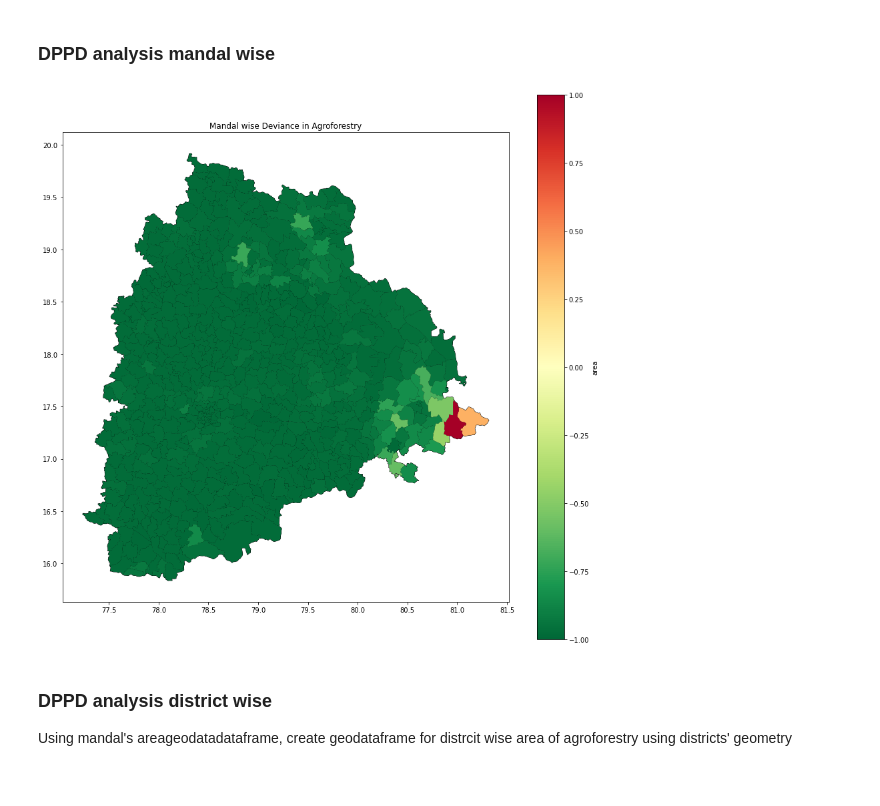
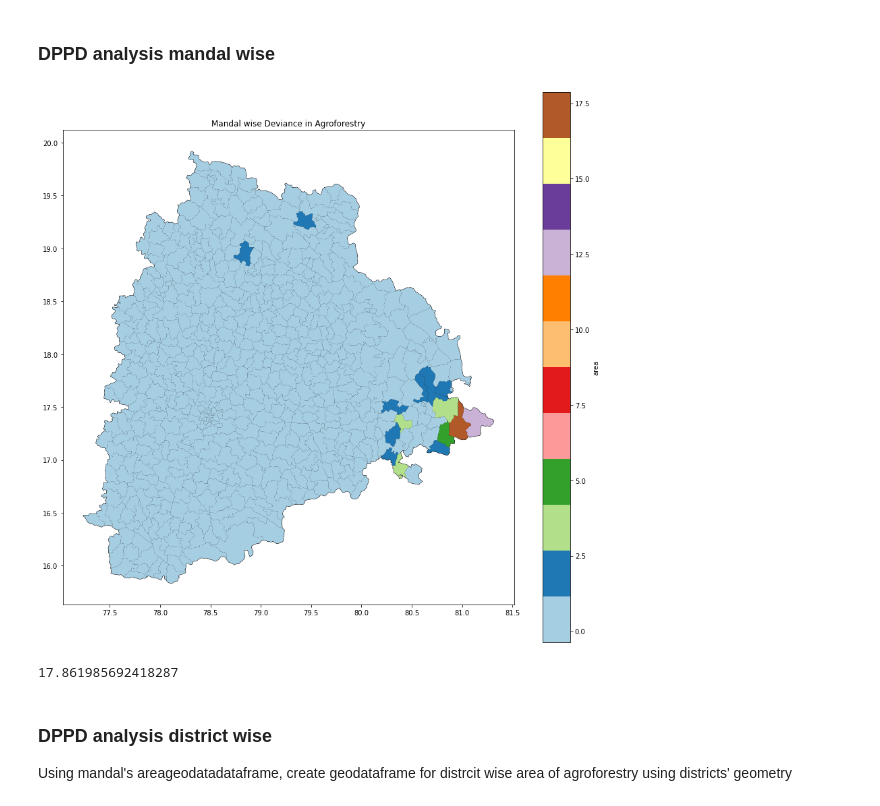
Before and after one commit to undpindia/dicra, a Jupyter notebook: analytics/sandbox/notebooks/AgroForestry/analysis.ipynb, the cells around one changed output. Drawn from its saved outputs; the diff is of its cells as text; code cells hidden in the pictures.

```diff
--- a/analytics/sandbox/notebooks/AgroForestry/analysis.ipynb
+++ b/analytics/sandbox/notebooks/AgroForestry/analysis.ipynb
@@ -295,6 +295,8 @@ plt.savefig('agro2017_21_mandal.png', bbox_inches='tight')
 # Create a dataframe for calculate from year 2017 to 2021
 
 deviance = geo[['area17_18','area17_19','area17_20','area17_21']]
+
+
 deviance_T = deviance.transpose()
 
 deviance_T = deviance_T.reset_index()
@@ -303,6 +305,7 @@ deviance_T['year'] = [2018, 2019, 2020, 2021]
 deviance_T['month'] = 1
 deviance_T['ModifiedDateTime'] = pd.to_datetime(deviance_T[['year', 'month', 'day']].astype('int64').astype('str'), yearfirst=True)
 deviance_T['ModifiedDateTime_num'] = deviance_T['ModifiedDateTime'].map(dt.datetime.toordinal)
+
 
 scores = []
 # Calculate DPPD using Jesse's logic of Linear regression model for DPPD
@@ -313,37 +316,49 @@ for i in list(geo.index):
     X = X.reshape(-1, 1)
     y = np.array(deviance_T[i])
     y = y.reshape(-1, 1)
 
     #Perform Linear Regression and obtain the slope
     reg = LinearRegression().fit(X, y)
     y_pred_trend = reg.predict(X)
     slope, intercept = np.polyfit(np.array(deviance_T['ModifiedDateTime_num']), y_pred_trend,1)
     line_slope = slope[0]
 
     scores.append(line_slope)
 
     #stack scores of each mandal in a list
 scores = np.stack( scores, axis=0 )
 
 #normalize DPPD scores
-norm = (scores - scores.min())/ (scores.max() - scores.min())
-data_norm = (norm - 0.5)/ 0.5
+norm = (scores - scores.min())/ (scores.max() - scores.min())            #normnalize between 0 to 1
+data_norm = (norm - 0.5)/ 0.5                                            #normnalize between -1 to 1
+
+'''
+arr = np.array(scores)
+sd = np.std(arr, axis=0)
+mean = np.mean(arr, axis=0)
+data_norm = (scores - mean) / sd                                         #normnalize with z-score
+'''
+
 geo['deviance_5yr'] = list(data_norm)  #add DPPD normalized scores as a column
 
 # Plot deviance map
-cmap = 'RdYlGn_r'
+cmap = 'Paired'
 
 base = geo.plot(color='white', edgecolor='black',figsize = [15,15])
 geo.plot(ax = base,
     column = 'deviance_5yr',
                     legend = True,
                     figsize = [15,15],\
                     legend_kwds = {'label': 'area'},
                     cmap = cmap)
 plt.title('Mandal wise Deviance in Agroforestry')
 plt.savefig('agro_dev_4yr_mandal.png', bbox_inches='tight')
 # %% [output]
-[figure, old version]
+[figure, new version]
+# %%
+geo.deviance_5yr.max()
+# %% [output]
+17.861985692418287
 # %% [markdown]
 ### DPPD analysis district wise
 
```
Also changed, not shown: parts of 7 cells of this notebook, 1 other file.
